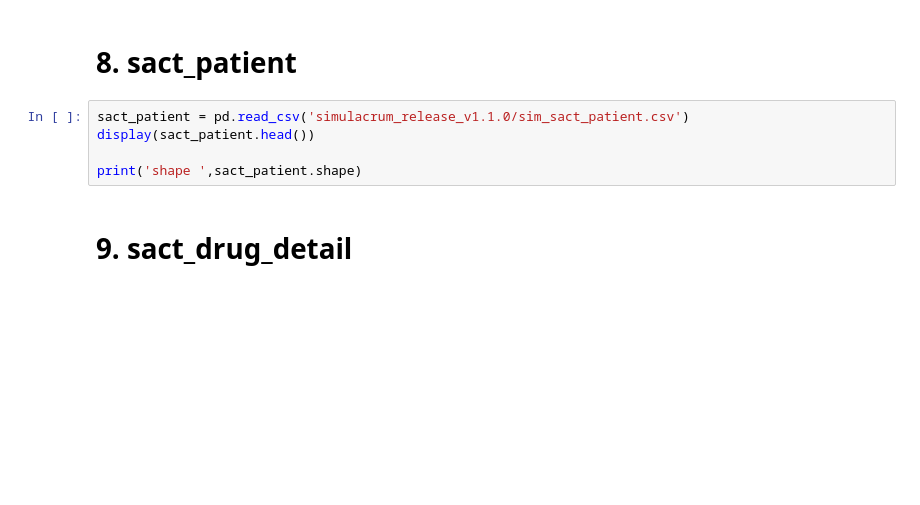
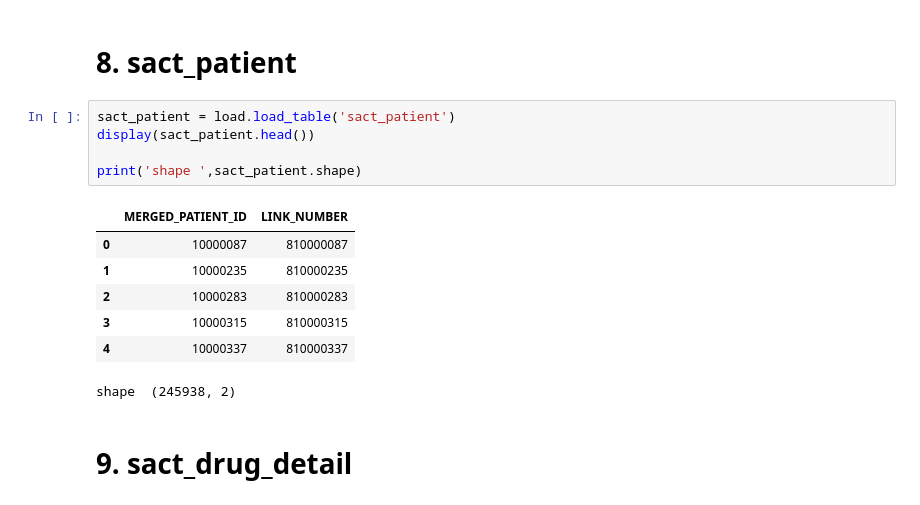
Before and after one commit to UCL-simulacrum/EDA, a Jupyter notebook: cancerdata_EDA.ipynb, the cells around one changed output. Drawn from its saved outputs; the diff is of its cells as text; blank space fills up the shorter version.

```diff
--- a/cancerdata_EDA.ipynb
+++ b/cancerdata_EDA.ipynb
@@ -367,9 +495,17 @@ print('shape ',sact_cycle.shape)
 # %% [markdown]
 # 8. sact_patient
 # %%
-sact_patient = pd.read_csv('simulacrum_release_v1.1.0/sim_sact_patient.csv')
+sact_patient = load.load_table('sact_patient')
 display(sact_patient.head())
 
 print('shape ',sact_patient.shape)
+# %% [output]
+|  | MERGED_PATIENT_ID | LINK_NUMBER |
+| 0 | 10000087 | 810000087 |
+| 1 | 10000235 | 810000235 |
+| 2 | 10000283 | 810000283 |
+| 3 | 10000315 | 810000315 |
+| 4 | 10000337 | 810000337 |
+shape  (245938, 2)
 # %% [markdown]
 # 9. sact_drug_detail
```
Also changed, not shown: parts of 36 cells of this notebook.
